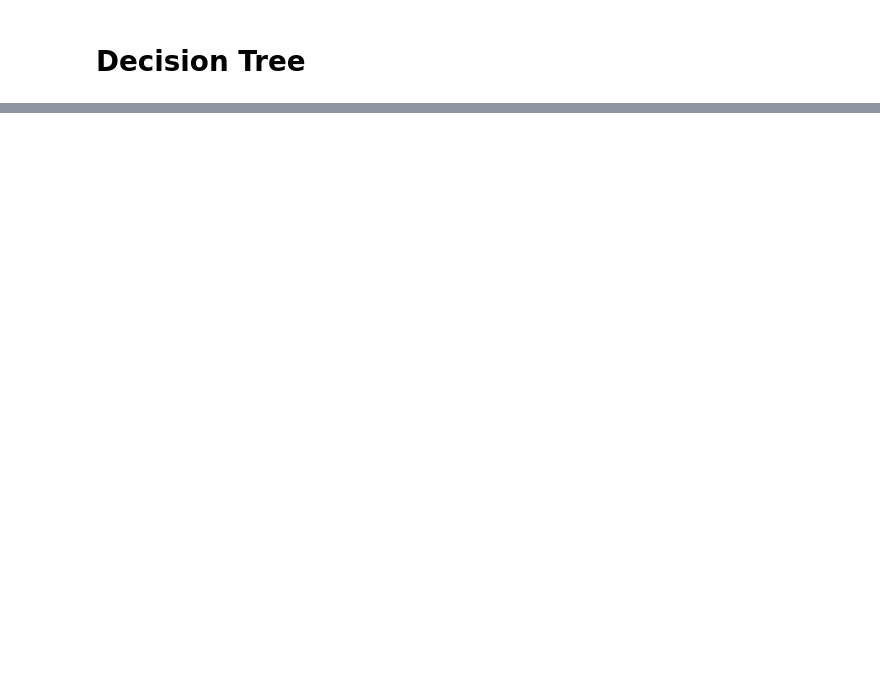
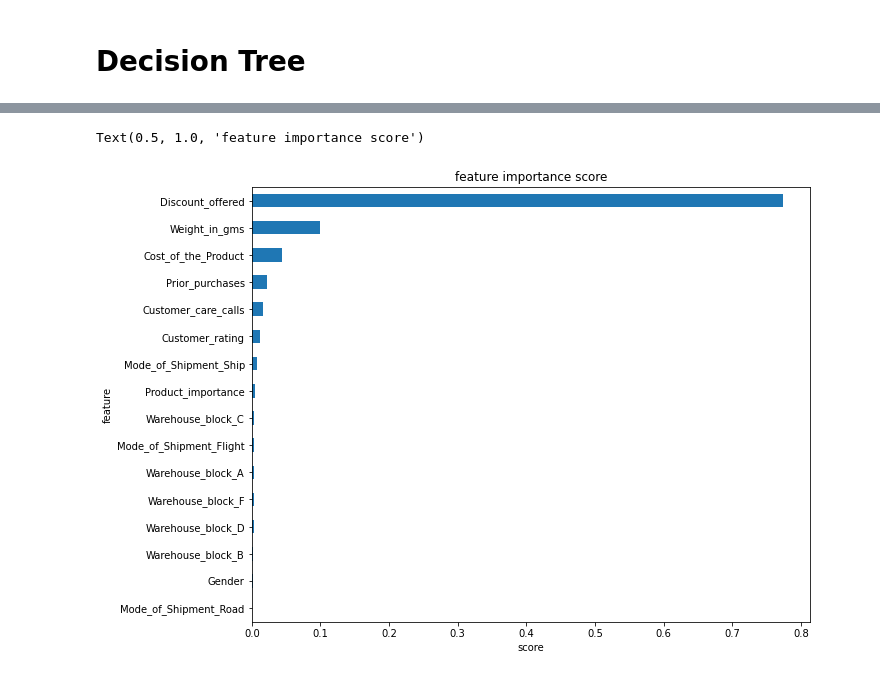
Before and after one commit to wahyunh10/Project-Ecommerce-Shipping-Clasification-Modeling, a Jupyter notebook: Stage_3_Project.ipynb, the cells around one changed output, grey strips where cells are left out. Drawn from its saved outputs; the diff is of its cells as text; code cells hidden in the pictures; blank space fills up the shorter version.

```diff
--- a/Stage_3_Project.ipynb
+++ b/Stage_3_Project.ipynb
@@ -661,3 +736,10 @@ y = df2['Reached.on.Time_Y.N'] # target / label
 #Splitting the data into Train and Test
 from sklearn.model_selection import train_test_split
 X_train, X_test, y_train, y_test = train_test_split(X, y, test_size = 0.2, random_state = 42)
+# %%
+from sklearn.tree import DecisionTreeClassifier
+model = DecisionTreeClassifier(random_state=42)
+model.fit(X_train,y_train)
+
+y_pred = model.predict(X_test)
+eval_classification(model, y_pred, X_train, y_train, X_test, y_test)
@@ -663,0 +760,28 @@ X_train, X_test, y_train, y_test = train_test_split(X, y, test_size = 0.2, rando
+# %%
+from sklearn.model_selection import RandomizedSearchCV
+from scipy.stats import uniform
+
+# List of hyperparameter
+max_depth = [int(x) for x in np.linspace(1, 110, num = 30)] # Maximum number of levels in tree
+min_samples_split = [2, 5, 10, 100] # Minimum number of samples required to split a node
+min_samples_leaf = [1, 2, 4, 10, 20, 50] # Minimum number of samples required at each leaf node
+max_features = ['auto', 'sqrt'] # Number of features to consider at every split
+criterion = ['gini', 'entropy']
+splitter = ['best', 'random']
+
+hyperparameters = dict(max_depth=max_depth,
+                       min_samples_split=min_samples_split,
+                       min_samples_leaf=min_samples_leaf,
+                       max_features=max_features,
+                       criterion=criterion,
+                       splitter=splitter
+                      )
+
+# Inisialisasi Model
+dt = DecisionTreeClassifier(random_state=42)
+model = RandomizedSearchCV(dt, hyperparameters, cv=5, random_state=42, scoring='roc_auc')
+model.fit(X_train, y_train)
+
+# Predict & Evaluation
+y_pred = model.predict(X_test)#Check performa dari model
+eval_classification(model, y_pred, X_train, y_train, X_test, y_test)
@@ -663,0 +825,11 @@ X_train, X_test, y_train, y_test = train_test_split(X, y, test_size = 0.2, rando
+# %%
+feat_importances = pd.Series(model.best_estimator_.feature_importances_, index=X.columns)
+ax = feat_importances.nlargest(25).plot(kind='barh', figsize=(10, 8))
+ax.invert_yaxis()
+
+plt.xlabel('score')
+plt.ylabel('feature')
+plt.title('feature importance score')
+# %% [output]
+Text(0.5, 1.0, 'feature importance score')
+[figure, added]
```
Also changed, not shown: parts of 31 cells of this notebook.
